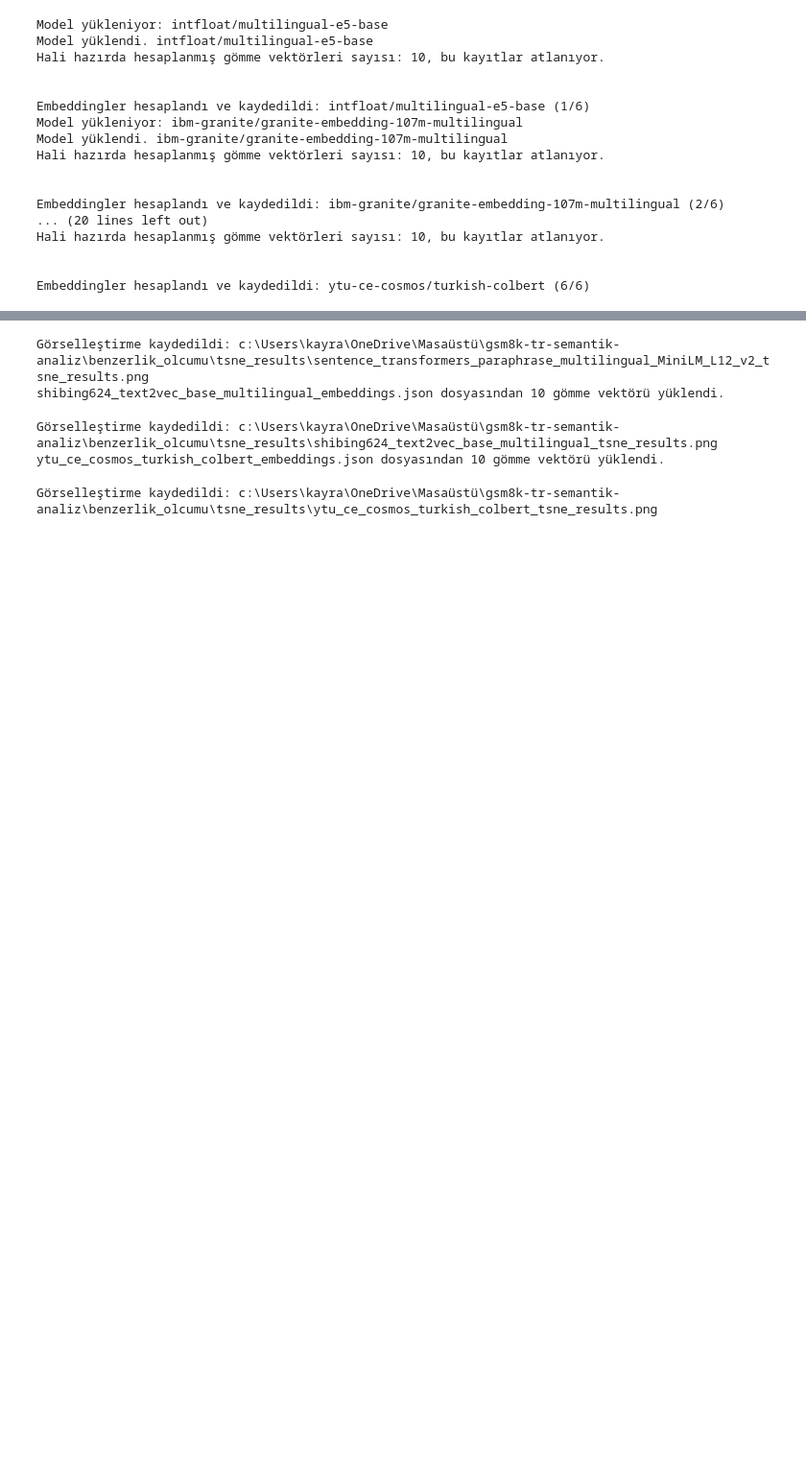
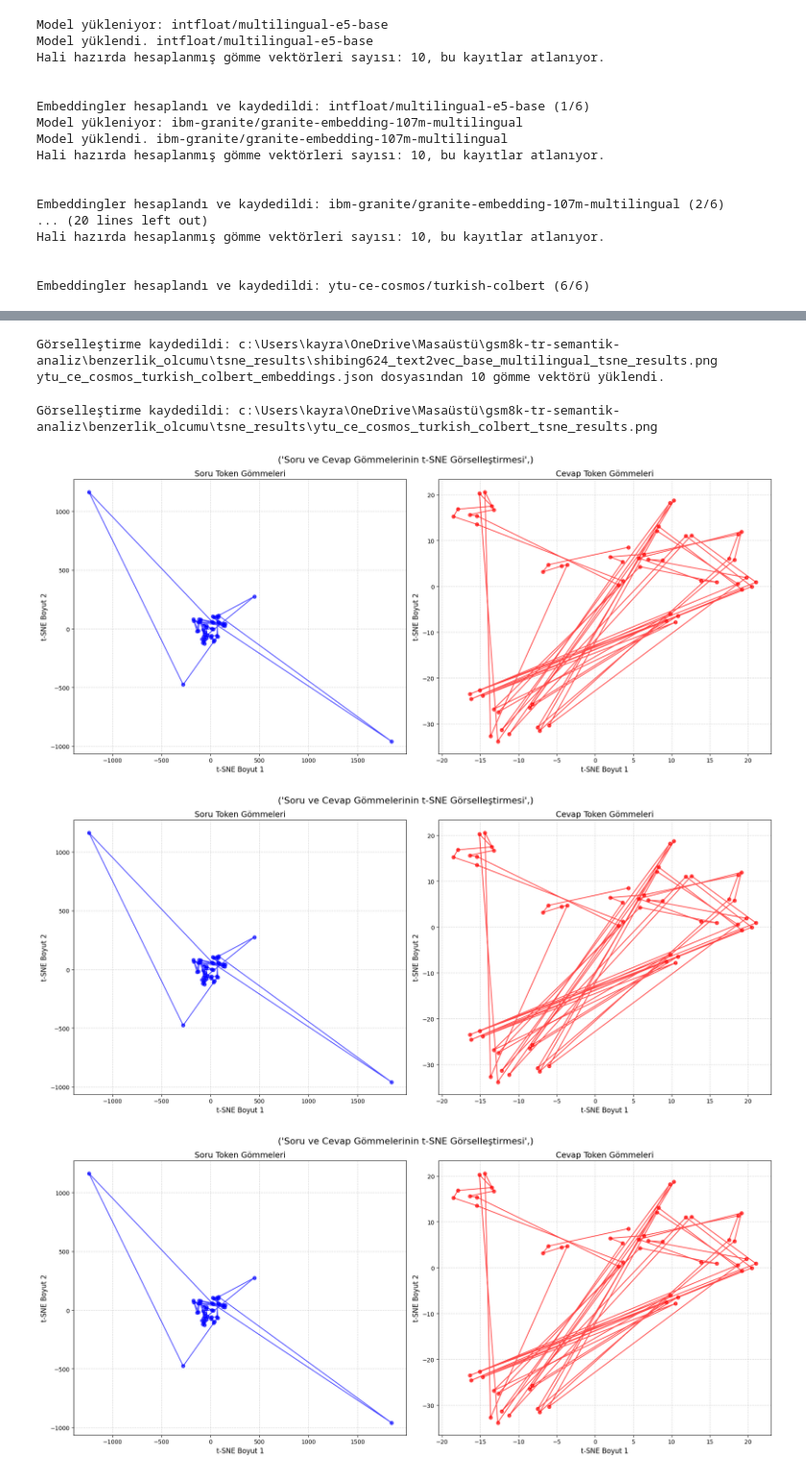
Before and after one commit to kaayra2000/gsm8k-tr-semantik-analiz, a Jupyter notebook: benzerlik_olcumu/main.ipynb, the cells around one changed output, grey strips where cells are left out. Shown at 96% size. Drawn from its saved outputs; the diff is of its cells as text; code cells hidden in the pictures; blank space fills up the shorter version.

```diff
--- a/benzerlik_olcumu/main.ipynb
+++ b/benzerlik_olcumu/main.ipynb
@@ -114,9 +114,9 @@ for i, model_name in enumerate(model_names):
 
     # bu kısım örnek amaçlı her model için ilk soru ve cevabın gömmelerini görselleştirir
     question_multi_token_embeddings = get_multi_token_embeddings(model, tokenizer, first_item["question"])
-    question_multi_tsne = apply_multi_tsne(question_multi_token_embeddings, tsne_res, save_prefix)
+    question_multi_tsne = apply_multi_tsne(question_multi_token_embeddings)
     answer_multi_token_embeddings = get_multi_token_embeddings(model, tokenizer, first_item["answer"])
-    answer_multi_tsne = apply_multi_tsne(answer_multi_token_embeddings, tsne_res, save_prefix)
+    answer_multi_tsne = apply_multi_tsne(answer_multi_token_embeddings)
     plot_two_tsne_results(question_multi_tsne, answer_multi_tsne, save_prefix, label1="Soru", label2="Cevap")
 # %% [output]
 intfloat_multilingual_e5_base_embeddings.json dosyasından 10 gömme vektörü yüklendi.
@@ -143,5 +131,6 @@ sentence_transformers_paraphrase_multilingual_MiniLM_L12_v2_embeddings.json dosy
-Görselleştirme kaydedildi: c:\Users\kayra\OneDrive\Masaüstü\gsm8k-tr-semantik-analiz\benzerlik_olcumu\tsne_results\sentence_transformers_paraphrase_multilingual_MiniLM_L12_v2_tsne_results.png
-shibing624_text2vec_base_multilingual_embeddings.json dosyasından 10 gömme vektörü yüklendi.
+Görselleştirme kaydedildi: c:\Users\kayra\OneDrive\Masaüstü\gsm8k-tr-semantik-analiz\benzerlik_olcumu\tsne_results\shibing624_text2vec_base_multilingual_tsne_results.png
+ytu_ce_cosmos_turkish_colbert_embeddings.json dosyasından 10 gömme vektörü yüklendi.
-Görselleştirme kaydedildi: c:\Users\kayra\OneDrive\Masaüstü\gsm8k-tr-semantik-analiz\benzerlik_olcumu\tsne_results\shibing624_text2vec_base_multilingual_tsne_results.png
-ytu_ce_cosmos_turkish_colbert_embeddings.json dosyasından 10 gömme vektörü yüklendi.
+Görselleştirme kaydedildi: c:\Users\kayra\OneDrive\Masaüstü\gsm8k-tr-semantik-analiz\benzerlik_olcumu\tsne_results\ytu_ce_cosmos_turkish_colbert_tsne_results.png
-Görselleştirme kaydedildi: c:\Users\kayra\OneDrive\Masaüstü\gsm8k-tr-semantik-analiz\benzerlik_olcumu\tsne_results\ytu_ce_cosmos_turkish_colbert_tsne_results.png
+[figure, added]
+[figure, added]
+[figure, added]
```
Also changed, not shown: parts of 3 cells of this notebook, 2 other files.
